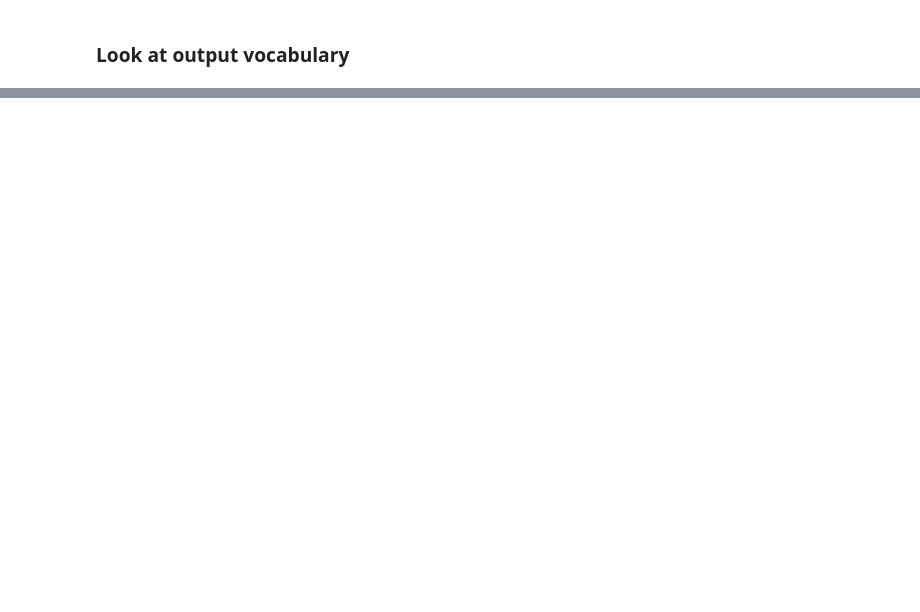
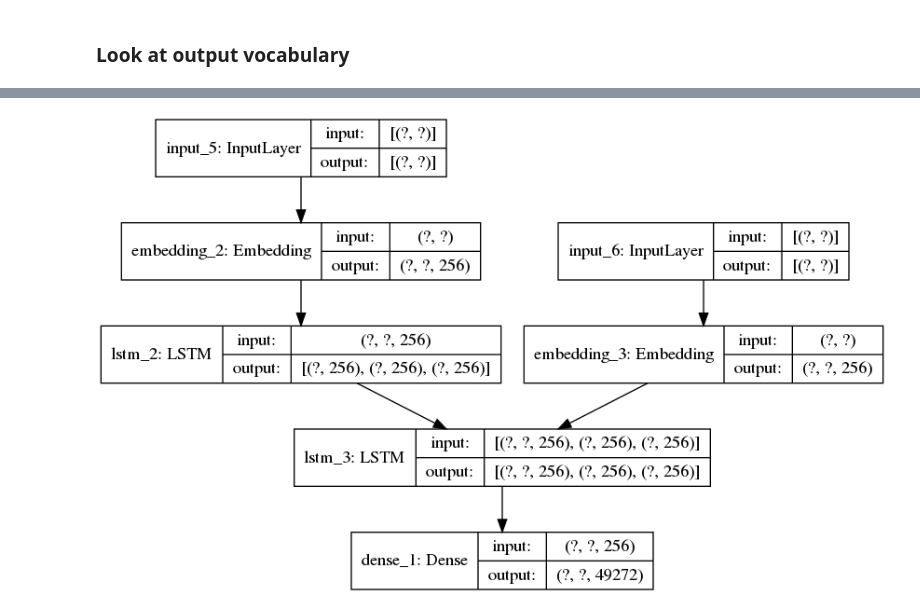
Before and after one commit to L-theorist/simple-simplifier, a Jupyter notebook: main.ipynb, the cells around one changed output, grey strips where cells are left out. Saved outputs shown, nothing was run; the diff lists cells and outputs as text; code cells hidden in the pictures; blank space fills up the shorter version.

Commit message:
updated model to proper Enc-Dec with teacher forcing

```diff
--- a/main.ipynb
+++ b/main.ipynb
@@ -315,7 +350,7 @@ sentence_length_dst = 40
 # %% [markdown]
 ### Look at output vocabulary
 # %%
-token_list_dst_over_threshold = build_vocabulary(tokenize(clean(train_ori_dst)), threshold=10)
+token_list_dst_over_threshold = build_vocabulary(tokenize(clean(train_ori_dst)), threshold=3)
 vocabulary_size_dst = len(token_list_dst_over_threshold) + 1
 print(vocabulary_size_dst)
 token_list_dst_over_threshold[:10]
@@ -341,0 +377,4 @@ print(vocabulary_size_dst)
+# %%
+improved_token_list_dst = improve_token_list([x for x in improved_token_list_dst], \
+                                         embedding_index, separate_words)
+len(improved_token_list_dst), len(set(improved_token_list_dst))
@@ -342,4 +391,5 @@ print(vocabulary_size_dst)
 # %%
-tokenizer_dst = build_word2index(improved_token_list_dst)
-len(tokenizer_dst)
+tokenizer_dst = build_word2index(improved_token_list_dst, add_toc=True)
+vocabulary_size_dst = len(tokenizer_dst)+1
+vocabulary_size_dst
 # %% [output]
@@ -354,0 +441,3 @@ train_y.shape
+# %%
+model, encoder_model, decoder_model = build_ed_model(vocabulary_size_source, vocabulary_size_dst, sentence_length, \
+                       sentence_length_dst, 256, use_emb=None, unfreeze_emb=True)
@@ -354,0 +464,5 @@ train_y.shape
+# %%
+from tensorflow.keras.utils import plot_model
+plot_model(model, show_shapes=True)
+# %% [output]
+[figure, added]
```
Also changed, not shown: parts of 81 cells of this notebook, 2 other files.
